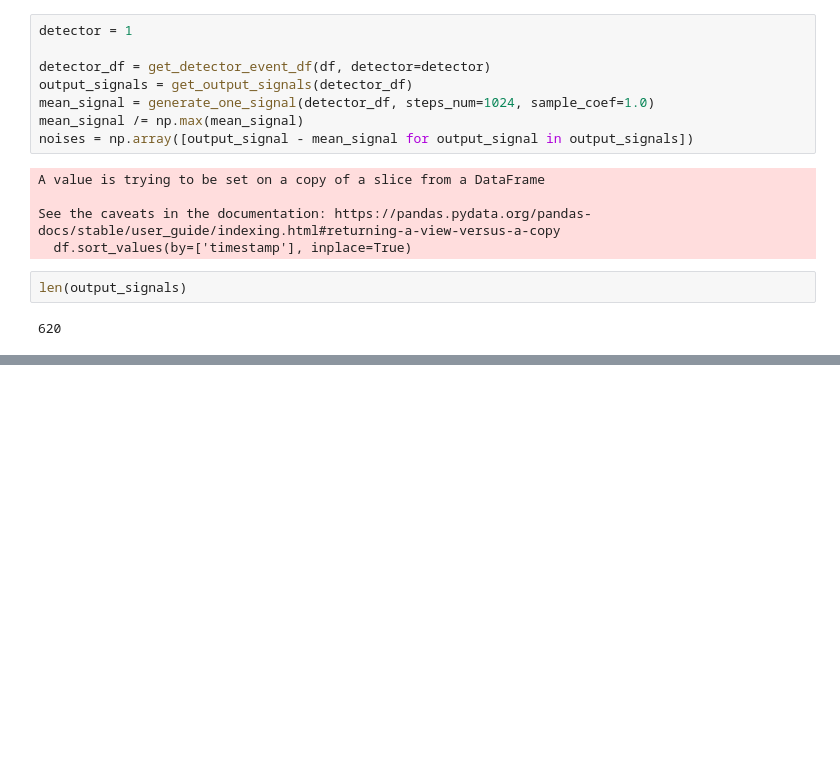
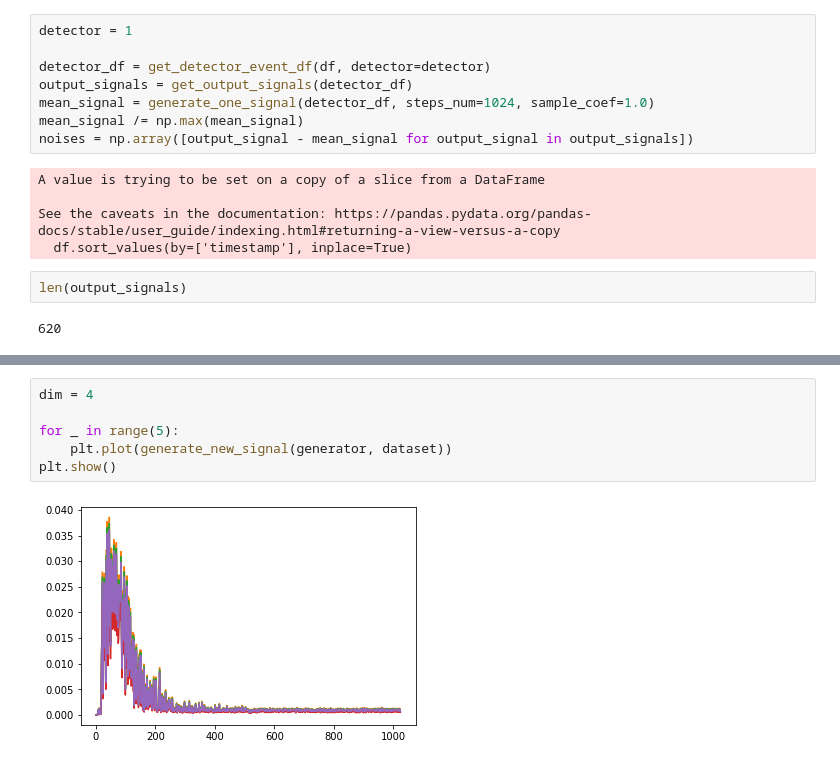
Before and after one commit to whiteRa2bit/hep_generative_models, a Jupyter notebook: notebooks/eda/noise_example.ipynb, the cells around one changed output, grey strips where cells are left out. Drawn from its saved outputs; the diff is of its cells as text; blank space fills up the shorter version.

```diff
--- a/notebooks/eda/noise_example.ipynb
+++ b/notebooks/eda/noise_example.ipynb
@@ -95,0 +91,8 @@ epoch-5; D_loss: 0.24148604273796082; G_loss: 3.5049901008605957
+# %%
+dim = 4
+
+for _ in range(5):
+    plt.plot(generate_new_signal(generator, dataset))
+plt.show()
+# %% [output]
+[figure, added]
```
Also changed, not shown: parts of 10 cells of this notebook, 4 other files.
